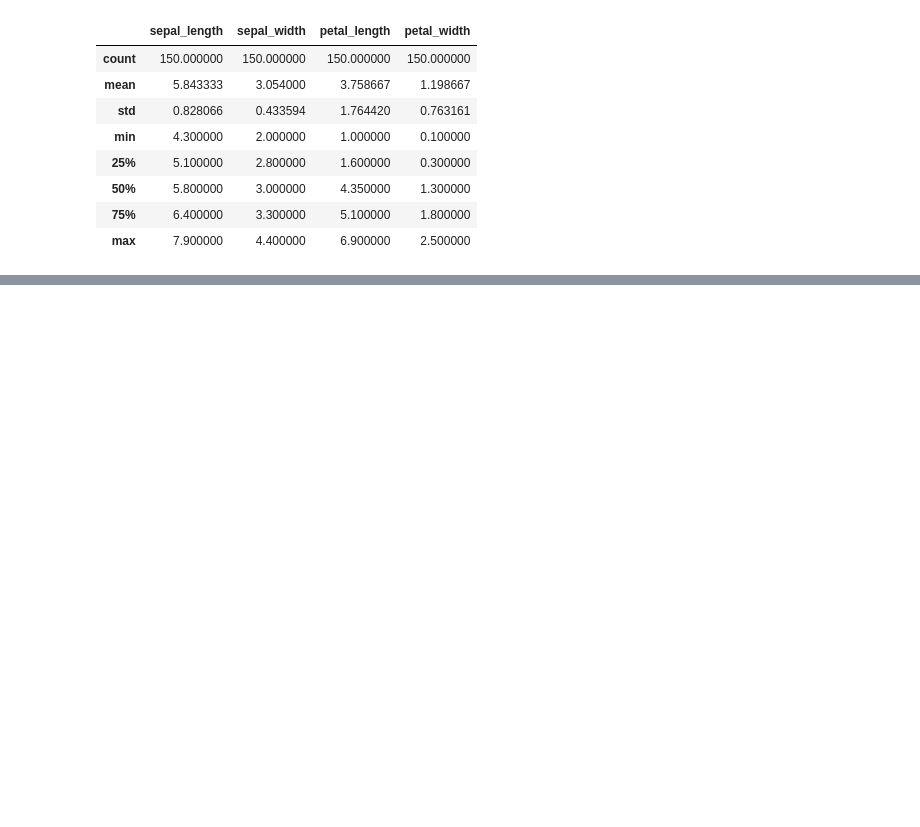
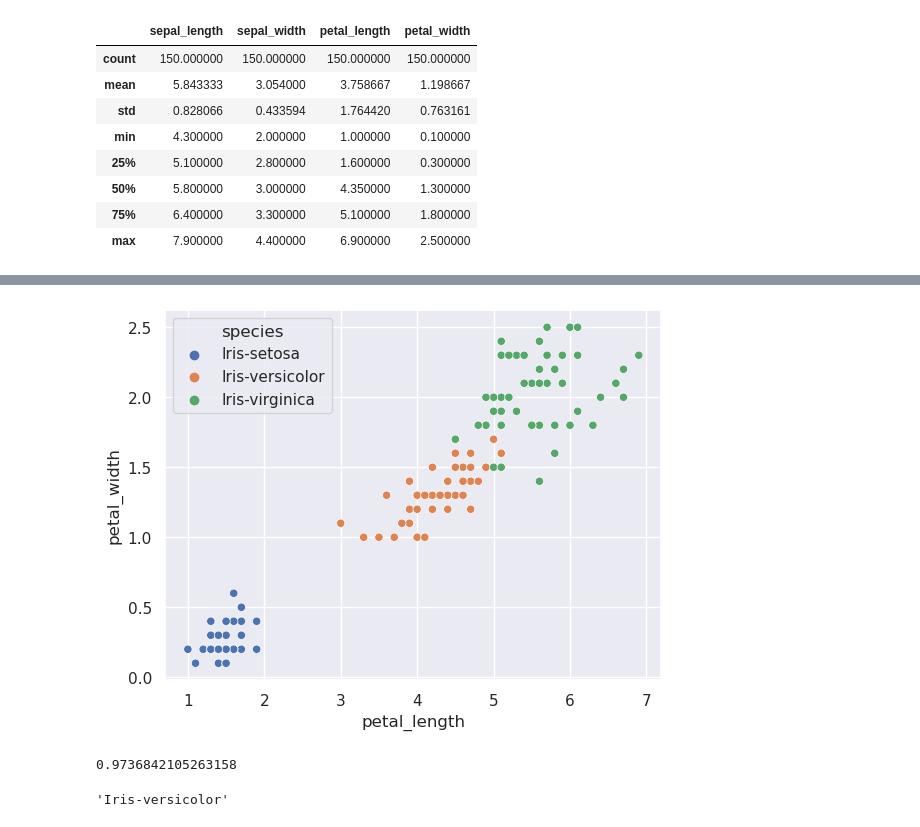
Before and after one commit to gfaille/KNN, a Jupyter notebook: KNN.ipynb, the cells around one changed output, grey strips where cells are left out. Drawn from its saved outputs; the diff is of its cells as text; code cells hidden in the pictures; blank space fills up the shorter version.

```diff
--- a/KNN.ipynb
+++ b/KNN.ipynb
@@ -62,0 +64,20 @@ sns.set_theme()
+# %%
+sns.scatterplot(tableau, x='petal_length', y='petal_width', hue='species')
+sns.set_theme()
+# %% [output]
+[figure, added]
+# %%
+X = tableau[['sepal_length', 'sepal_width', 'petal_length', 'petal_width']]
+Y = tableau['species']
+X_train, X_test, Y_train, Y_test = train_test_split(X, Y, random_state=0)
+
+knn = KNeighborsClassifier(n_neighbors= 10)
+knn.fit(X_train, Y_train)
+knn.score(X_test, Y_test)
+# %% [output]
+0.9736842105263158
+# %%
+prediction_espece = knn.predict([[6, 3, 4, 1]])
+prediction_espece[0]
+# %% [output]
+'Iris-versicolor'
```
Also changed, not shown: parts of 4 cells of this notebook, 1 other file.
